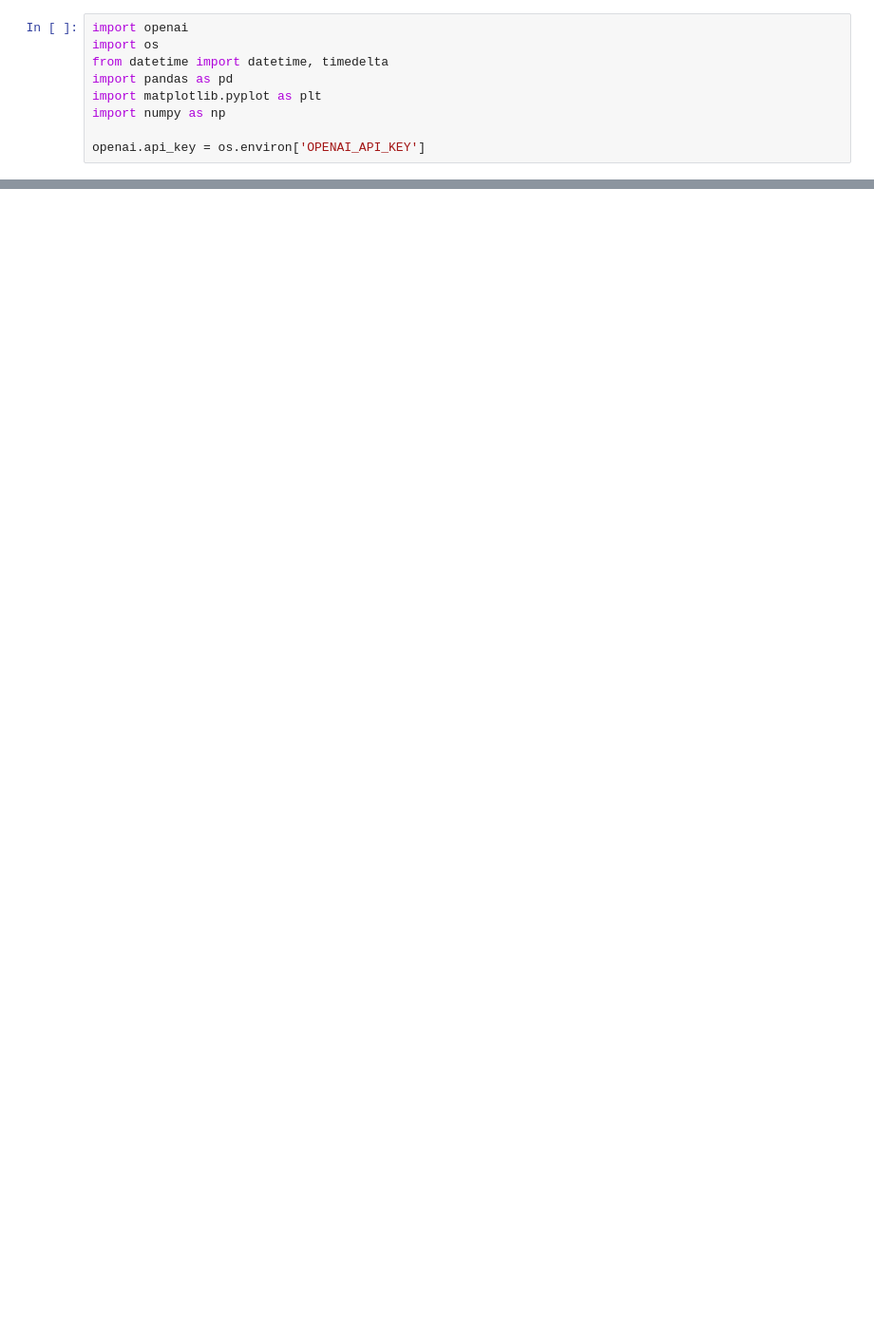
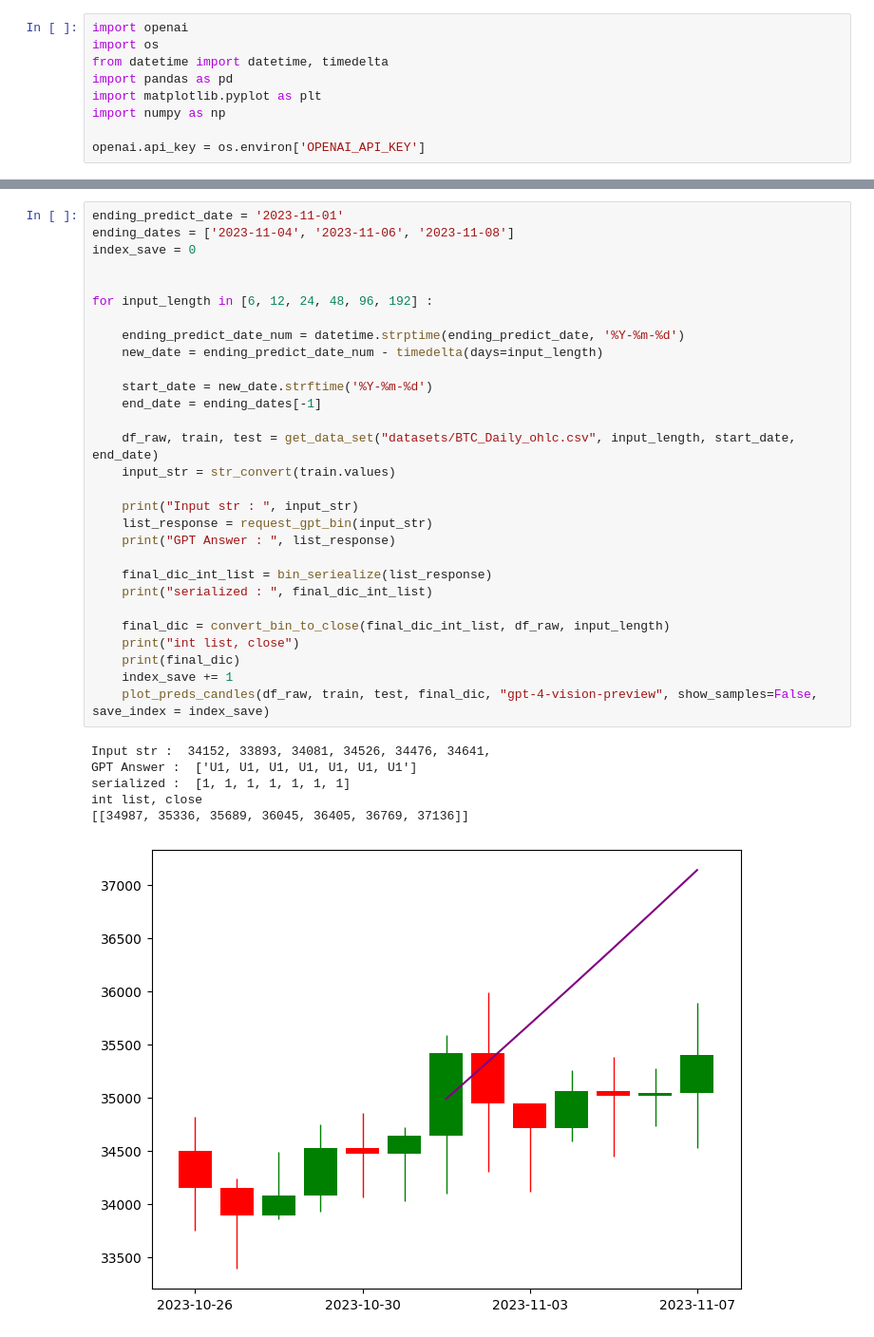
Before and after one commit to ZewiL08/LLM-sandbox, a Jupyter notebook: test.ipynb, the cells around one changed output, grey strips where cells are left out. Shown at 95% size. Drawn from its saved outputs; the diff is of its cells as text; blank space fills up the shorter version.

```diff
--- a/test.ipynb
+++ b/test.ipynb
@@ -136,0 +345,36 @@ FileNotFoundError: [Errno 2] No such file or directory: './plot/0.png'
+# %%
+ending_predict_date = '2023-11-01'
+ending_dates = ['2023-11-04', '2023-11-06', '2023-11-08']
+index_save = 0
+
+
+for input_length in [6, 12, 24, 48, 96, 192] :
+
+    ending_predict_date_num = datetime.strptime(ending_predict_date, '%Y-%m-%d')
+    new_date = ending_predict_date_num - timedelta(days=input_length)
+
+    start_date = new_date.strftime('%Y-%m-%d')
+    end_date = ending_dates[-1]
+
+    df_raw, train, test = get_data_set("datasets/BTC_Daily_ohlc.csv", input_length, start_date, end_date)
+    input_str = str_convert(train.values)
+
+    print("Input str : ", input_str)
+    list_response = request_gpt_bin(input_str)
+    print("GPT Answer : ", list_response)
+
+    final_dic_int_list = bin_seriealize(list_response)
+    print("serialized : ", final_dic_int_list)
+
+    final_dic = convert_bin_to_close(final_dic_int_list, df_raw, input_length)
+    print("int list, close")
+    print(final_dic)
+    index_save += 1
+    plot_preds_candles(df_raw, train, test, final_dic, "gpt-4-vision-preview", show_samples=False, save_index = index_save)
+# %% [output]
+Input str :  34152, 33893, 34081, 34526, 34476, 34641,
+GPT Answer :  ['U1, U1, U1, U1, U1, U1, U1']
+serialized :  [1, 1, 1, 1, 1, 1, 1]
+int list, close
+[[34987, 35336, 35689, 36045, 36405, 36769, 37136]]
+[figure, added]
```
Also changed, not shown: parts of 7 cells of this notebook, 7 other files.
